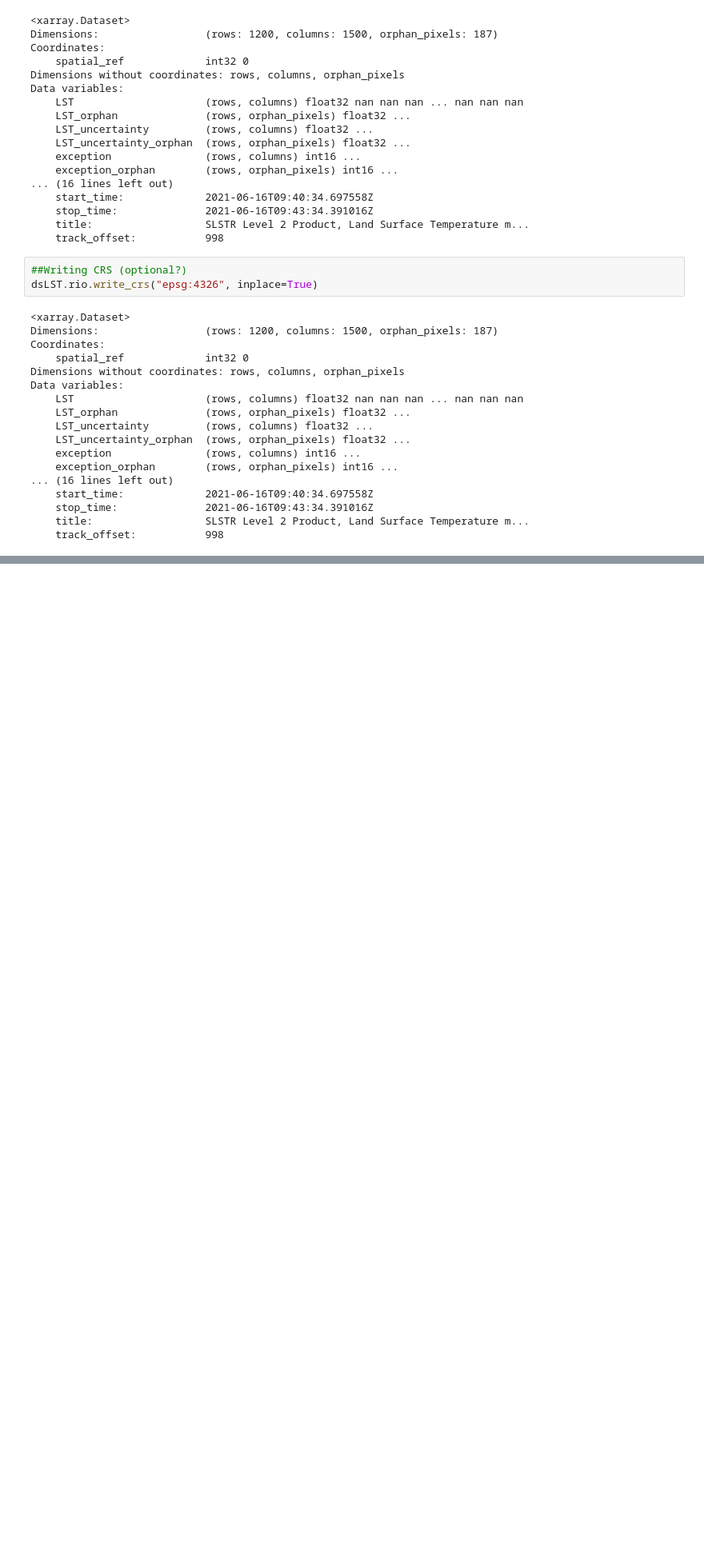
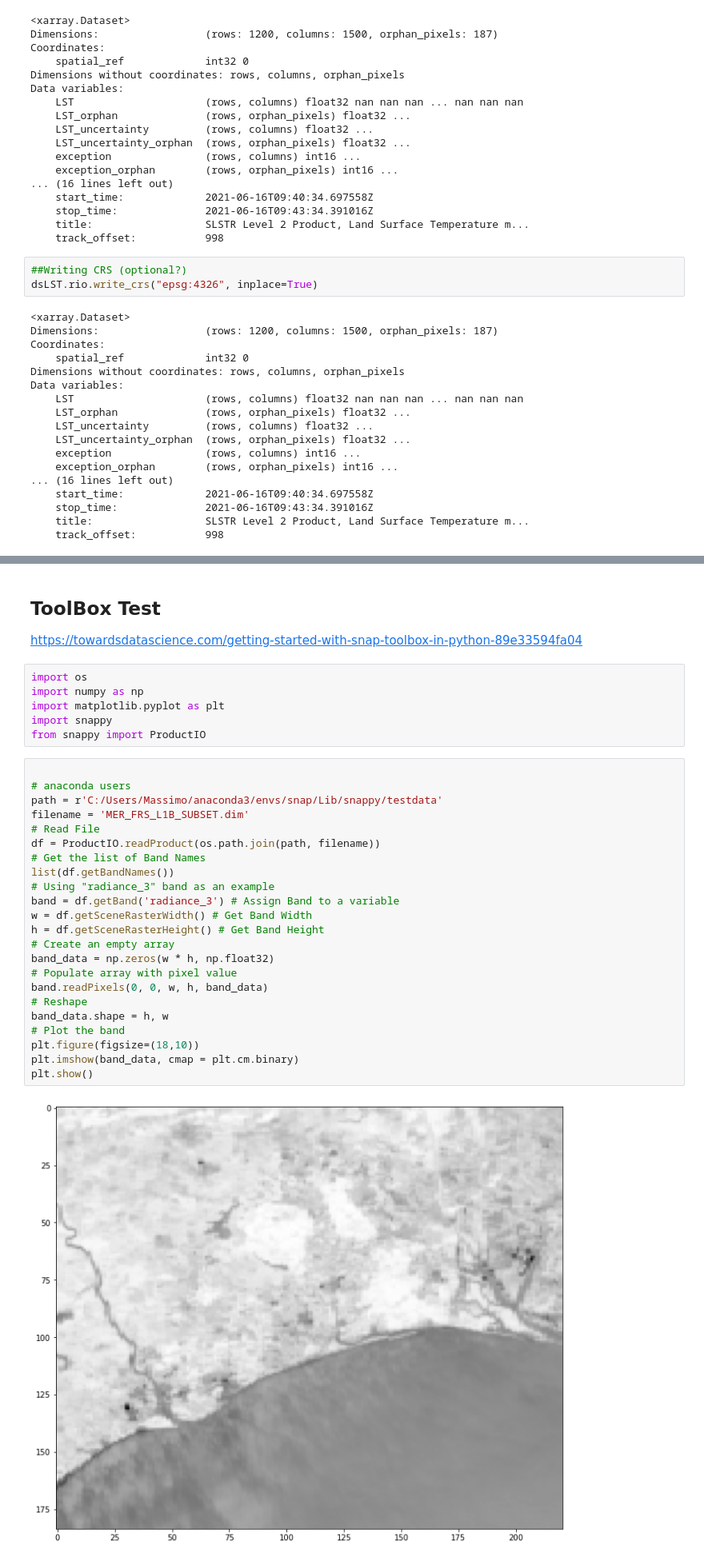
Before and after one commit to MassimoDarmaninC10229/MassThesis, a Jupyter notebook: src/Testing Sentinel 3.ipynb, the cells around one changed output, grey strips where cells are left out. Shown at 80% size. Saved outputs shown, nothing was run; the diff lists cells and outputs as text; blank space fills up the shorter version.

Commit message:
Experimenting with Snappy
Loaded snap env, and projected LST band to a plot with out a .tif

```diff
--- a/src/Testing Sentinel 3.ipynb
+++ b/src/Testing Sentinel 3.ipynb
@@ -396,0 +399,35 @@ MissingSpatialDimensionError: y dimension not found. 'rio.set_spatial_dims()' or
+# %% [markdown]
+## ToolBox Test
+
+https://towardsdatascience.com/getting-started-with-snap-toolbox-in-python-89e33594fa04
+# %%
+import os
+import numpy as np
+import matplotlib.pyplot as plt
+import snappy
+from snappy import ProductIO
+# %%
+
+# anaconda users
+path = r'C:/Users/Massimo/anaconda3/envs/snap/Lib/snappy/testdata'
+filename = 'MER_FRS_L1B_SUBSET.dim'
+# Read File
+df = ProductIO.readProduct(os.path.join(path, filename))
+# Get the list of Band Names
+list(df.getBandNames())
+# Using "radiance_3" band as an example
+band = df.getBand('radiance_3') # Assign Band to a variable
+w = df.getSceneRasterWidth() # Get Band Width
+h = df.getSceneRasterHeight() # Get Band Height
+# Create an empty array
+band_data = np.zeros(w * h, np.float32)
+# Populate array with pixel value
+band.readPixels(0, 0, w, h, band_data)
+# Reshape
+band_data.shape = h, w
+# Plot the band
+plt.figure(figsize=(18,10))
+plt.imshow(band_data, cmap = plt.cm.binary)
+plt.show()
+# %% [output]
+[figure, added]
```
Also changed, not shown: parts of 7 cells of this notebook, 3 other files.
